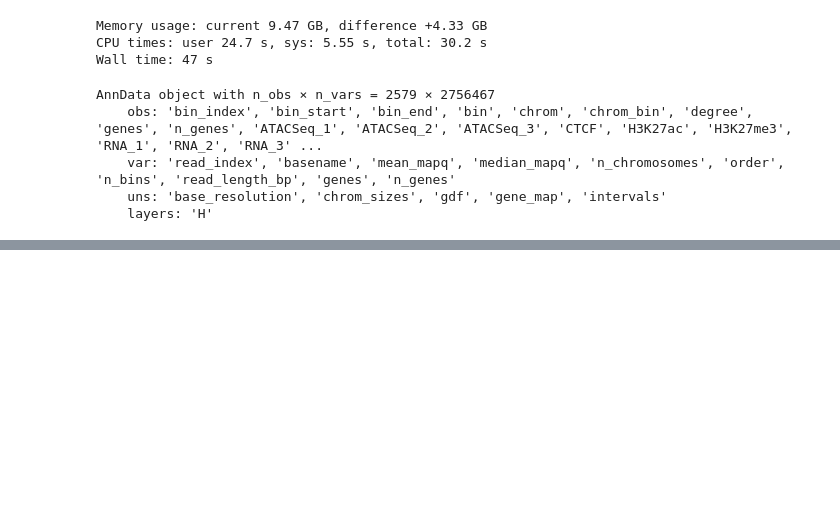
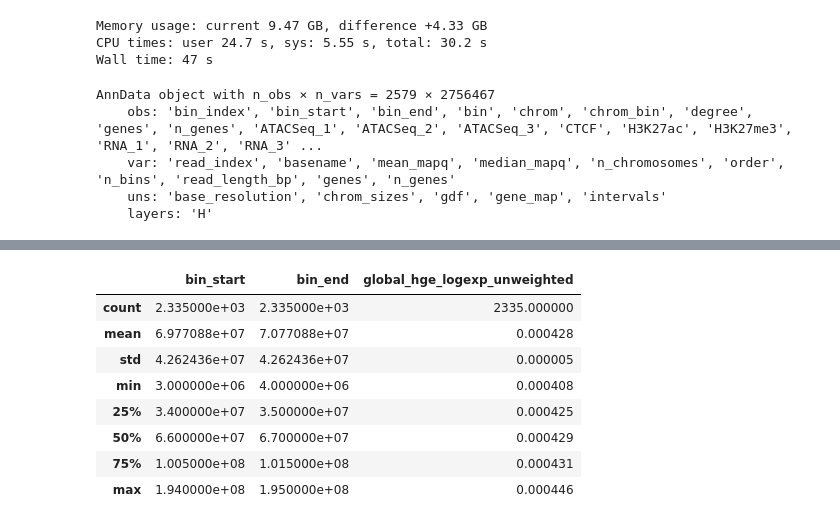
Before and after one commit to sgolts/sc_pore_c, a Jupyter notebook: notebooks/data/genome_centrality.ipynb, the cells around one changed output, grey strips where cells are left out. Cells and saved outputs as stored; diff of their text form; code cells hidden in the pictures; blank space fills up the shorter version.

```diff
--- a/notebooks/data/genome_centrality.ipynb
+++ b/notebooks/data/genome_centrality.ipynb
@@ -75,0 +221,12 @@ False
+# %%
+node_df.describe()
+# %% [output]
+|  | bin_start | bin_end | global_hge_logexp_unweighted |
+| count | 2.335000e+03 | 2.335000e+03 | 2335.000000 |
+| mean | 6.977088e+07 | 7.077088e+07 | 0.000428 |
+| std | 4.262436e+07 | 4.262436e+07 | 0.000005 |
+| min | 3.000000e+06 | 4.000000e+06 | 0.000408 |
+| 25% | 3.400000e+07 | 3.500000e+07 | 0.000425 |
+| 50% | 6.600000e+07 | 6.700000e+07 | 0.000429 |
+| 75% | 1.005000e+08 | 1.015000e+08 | 0.000431 |
+| max | 1.940000e+08 | 1.950000e+08 | 0.000446 |
```
Also changed, not shown: parts of 17 cells of this notebook, 2 other files.
